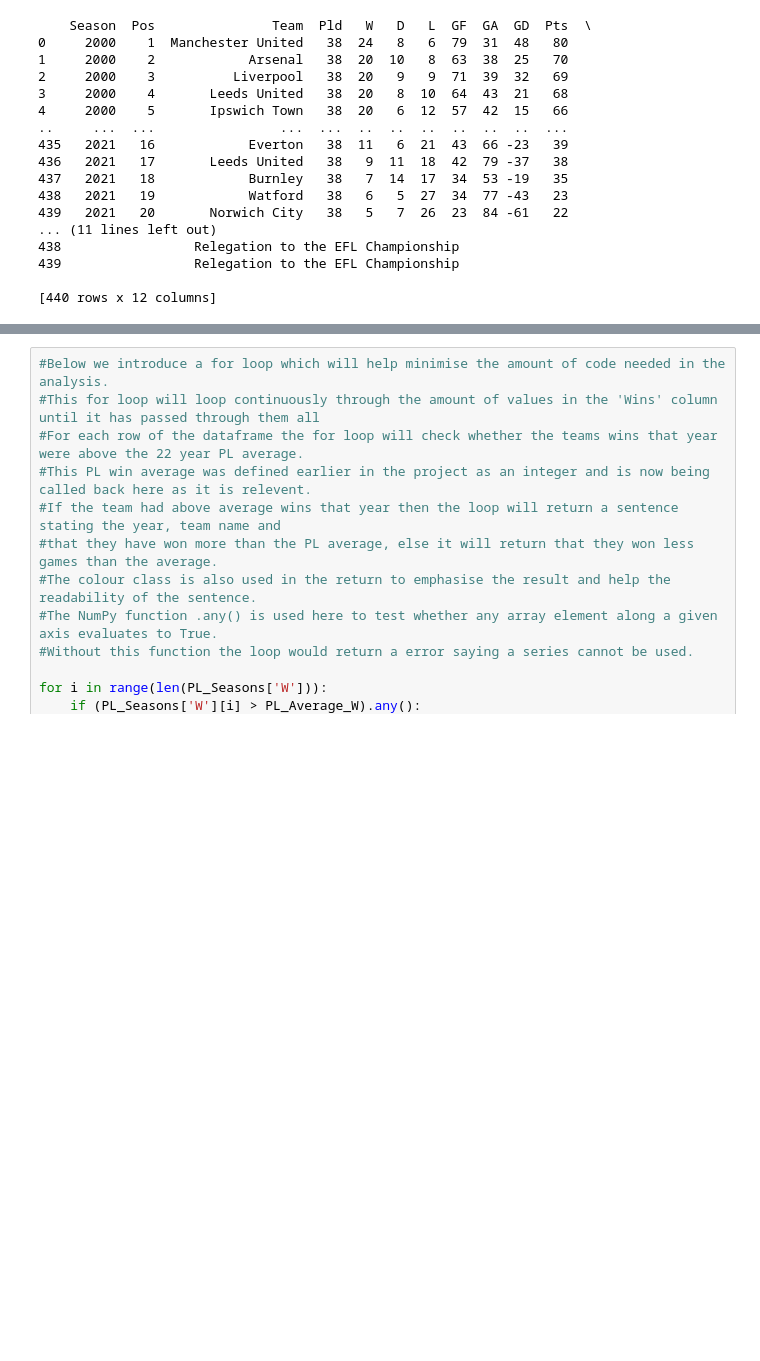
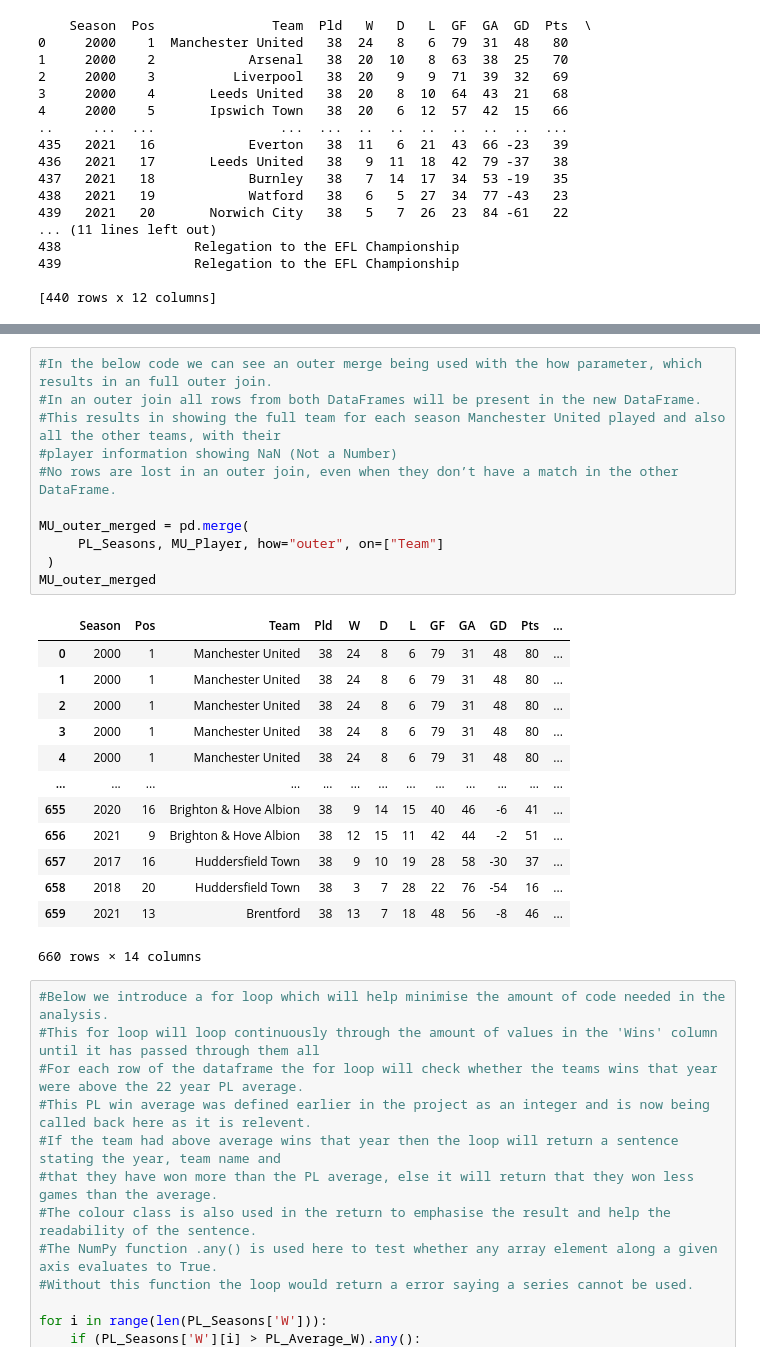
Before and after one commit to conortcahalane/UCDPythonProject, a Jupyter notebook: PremierLeagueAnalysis.ipynb, the cells around one changed output, grey strips where cells are left out. Drawn from its saved outputs; the diff is of its cells as text; blank space fills up the shorter version.

```diff
--- a/PremierLeagueAnalysis.ipynb
+++ b/PremierLeagueAnalysis.ipynb
@@ -363,3 +415,28 @@ PL_Seasons.sort_values(
+# %%
+#In the below code we can see an outer merge being used with the how parameter, which results in an full outer join.
+#In an outer join all rows from both DataFrames will be present in the new DataFrame.
+#This results in showing the full team for each season Manchester United played and also all the other teams, with their
+#player information showing NaN (Not a Number)
+#No rows are lost in an outer join, even when they don’t have a match in the other DataFrame.
+
+MU_outer_merged = pd.merge(
+     PL_Seasons, MU_Player, how="outer", on=["Team"]
+ )
+MU_outer_merged
+# %% [output]
+|  | Season | Pos | Team | Pld | W | D | L | GF | GA | GD | Pts | ... |
+| 0 | 2000 | 1 | Manchester United | 38 | 24 | 8 | 6 | 79 | 31 | 48 | 80 | ... |
+| 1 | 2000 | 1 | Manchester United | 38 | 24 | 8 | 6 | 79 | 31 | 48 | 80 | ... |
+| 2 | 2000 | 1 | Manchester United | 38 | 24 | 8 | 6 | 79 | 31 | 48 | 80 | ... |
+| 3 | 2000 | 1 | Manchester United | 38 | 24 | 8 | 6 | 79 | 31 | 48 | 80 | ... |
+| 4 | 2000 | 1 | Manchester United | 38 | 24 | 8 | 6 | 79 | 31 | 48 | 80 | ... |
+| ... | ... | ... | ... | ... | ... | ... | ... | ... | ... | ... | ... | ... |
+| 655 | 2020 | 16 | Brighton & Hove Albion | 38 | 9 | 14 | 15 | 40 | 46 | -6 | 41 | ... |
+| 656 | 2021 | 9 | Brighton & Hove Albion | 38 | 12 | 15 | 11 | 42 | 44 | -2 | 51 | ... |
+| 657 | 2017 | 16 | Huddersfield Town | 38 | 9 | 10 | 19 | 28 | 58 | -30 | 37 | ... |
+| 658 | 2018 | 20 | Huddersfield Town | 38 | 3 | 7 | 28 | 22 | 76 | -54 | 16 | ... |
+| 659 | 2021 | 13 | Brentford | 38 | 13 | 7 | 18 | 48 | 56 | -8 | 46 | ... |
+660 rows × 14 columns
 # %%
 #Below we introduce a for loop which will help minimise the amount of code needed in the analysis.
 #This for loop will loop continuously through the amount of values in the 'Wins' column until it has passed through them all
```
Also changed, not shown: parts of 10 cells of this notebook.
